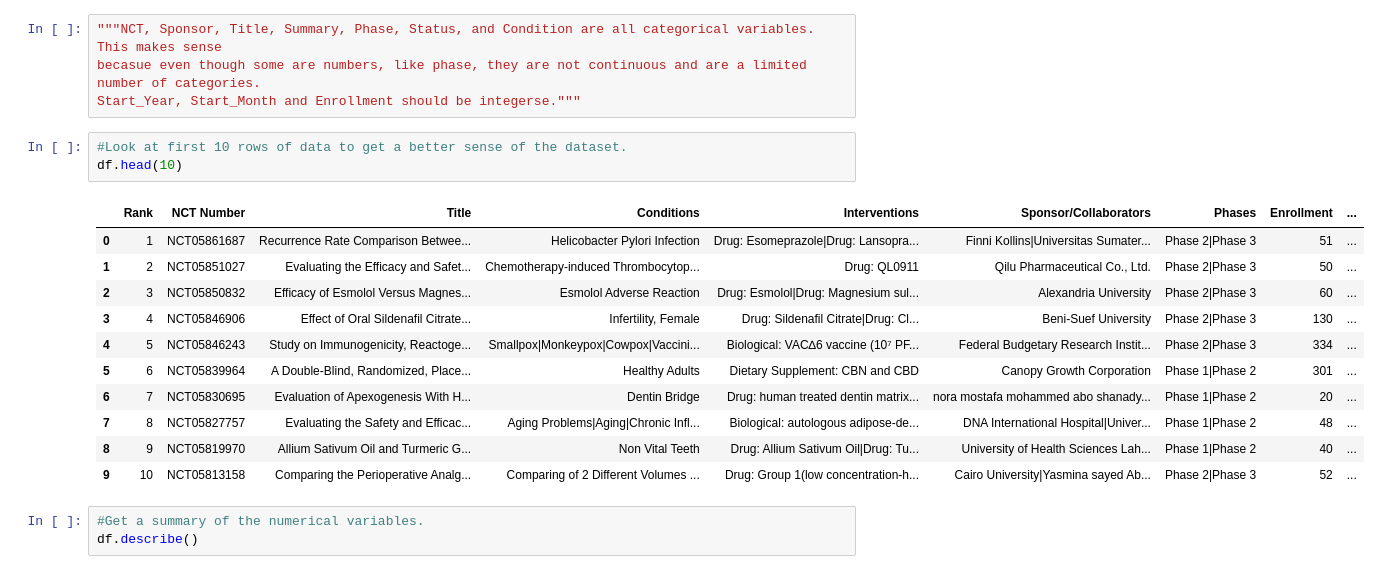
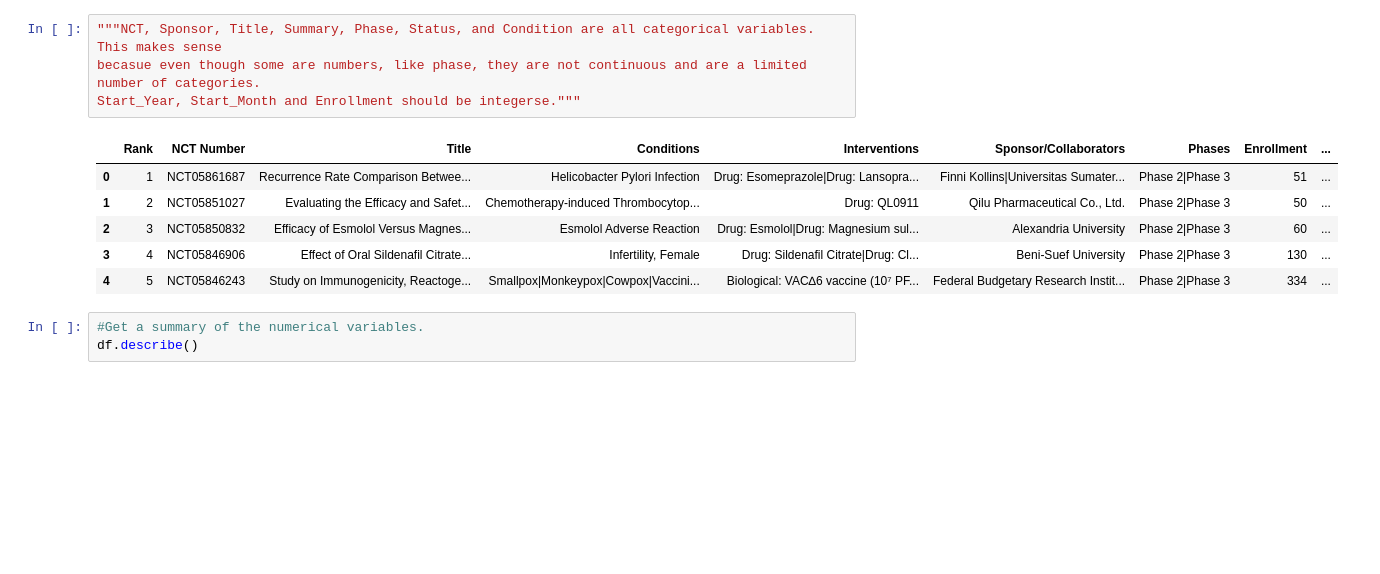
Before and after one commit to muireanncallaghan/UCDPA_muireann, a Jupyter notebook: clinical_trials.ipynb, the cells around one changed output. Saved outputs shown, nothing was run; the diff lists cells and outputs as text; blank space fills up the shorter version.

Commit message:
Committing after updating for some data cleaning and descriptive tasks.

```diff
--- a/clinical_trials.ipynb
+++ b/clinical_trials.ipynb
@@ -37,20 +195,13 @@ dtype: object
 becasue even though some are numbers, like phase, they are not continuous and are a limited number of categories.
 Start_Year, Start_Month and Enrollment should be integerse."""
 # %%
-#Look at first 10 rows of data to get a better sense of the dataset.
-df.head(10)
 # %% [output]
 |  | Rank | NCT Number | Title | Conditions | Interventions | Sponsor/Collaborators | Phases | Enrollment | ... |
 | 0 | 1 | NCT05861687 | Recurrence Rate Comparison Betwee... | Helicobacter Pylori Infection | Drug: Esomeprazole|Drug: Lansopra... | Finni Kollins|Universitas Sumater... | Phase 2|Phase 3 | 51 | ... |
 | 1 | 2 | NCT05851027 | Evaluating the Efficacy and Safet... | Chemotherapy-induced Thrombocytop... | Drug: QL0911 | Qilu Pharmaceutical Co., Ltd. | Phase 2|Phase 3 | 50 | ... |
 | 2 | 3 | NCT05850832 | Efficacy of Esmolol Versus Magnes... | Esmolol Adverse Reaction | Drug: Esmolol|Drug: Magnesium sul... | Alexandria University | Phase 2|Phase 3 | 60 | ... |
 | 3 | 4 | NCT05846906 | Effect of Oral Sildenafil Citrate... | Infertility, Female | Drug: Sildenafil Citrate|Drug: Cl... | Beni-Suef University | Phase 2|Phase 3 | 130 | ... |
 | 4 | 5 | NCT05846243 | Study on Immunogenicity, Reactoge... | Smallpox|Monkeypox|Cowpox|Vaccini... | Biological: VAC∆6 vaccine (10⁷ PF... | Federal Budgetary Research Instit... | Phase 2|Phase 3 | 334 | ... |
-| 5 | 6 | NCT05839964 | A Double-Blind, Randomized, Place... | Healthy Adults | Dietary Supplement: CBN and CBD | Canopy Growth Corporation | Phase 1|Phase 2 | 301 | ... |
-| 6 | 7 | NCT05830695 | Evaluation of Apexogenesis With H... | Dentin Bridge | Drug: human treated dentin matrix... | nora mostafa mohammed abo shanady... | Phase 1|Phase 2 | 20 | ... |
-| 7 | 8 | NCT05827757 | Evaluating the Safety and Efficac... | Aging Problems|Aging|Chronic Infl... | Biological: autologous adipose-de... | DNA International Hospital|Univer... | Phase 1|Phase 2 | 48 | ... |
-| 8 | 9 | NCT05819970 | Allium Sativum Oil and Turmeric G... | Non Vital Teeth | Drug: Allium Sativum Oil|Drug: Tu... | University of Health Sciences Lah... | Phase 1|Phase 2 | 40 | ... |
-| 9 | 10 | NCT05813158 | Comparing the Perioperative Analg... | Comparing of 2 Different Volumes ... | Drug: Group 1(low concentration-h... | Cairo University|Yasmina sayed Ab... | Phase 2|Phase 3 | 52 | ... |
 # %%
 #Get a summary of the numerical variables.
 df.describe()
```
Also changed, not shown: parts of 15 cells of this notebook.
